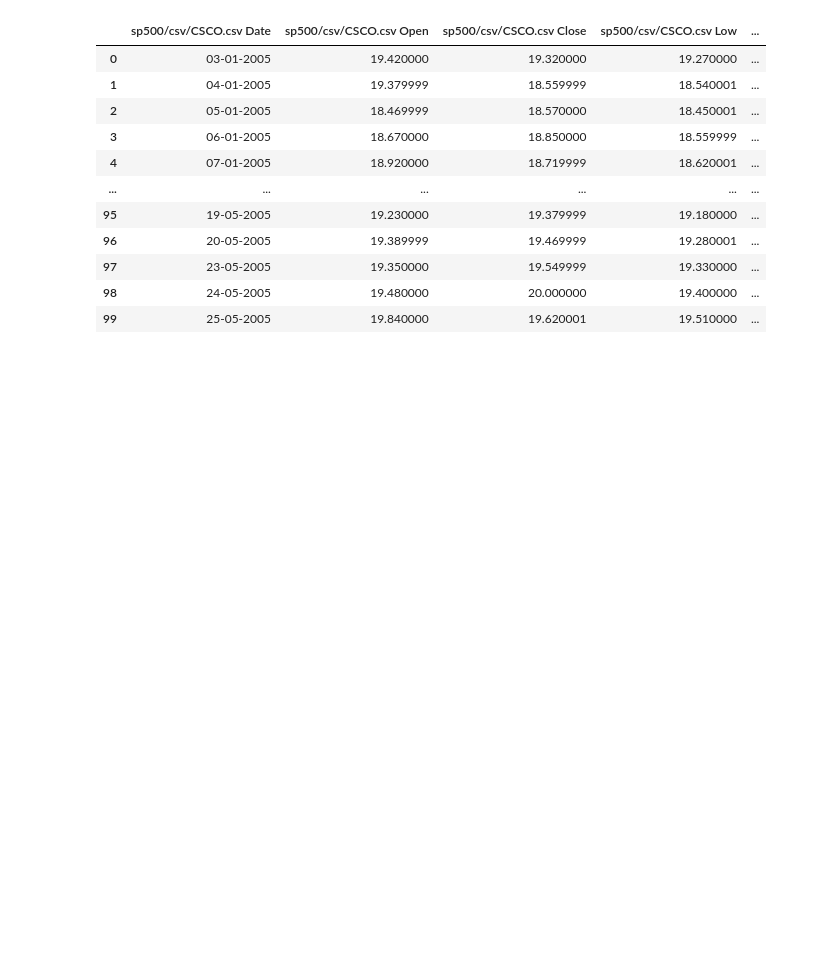
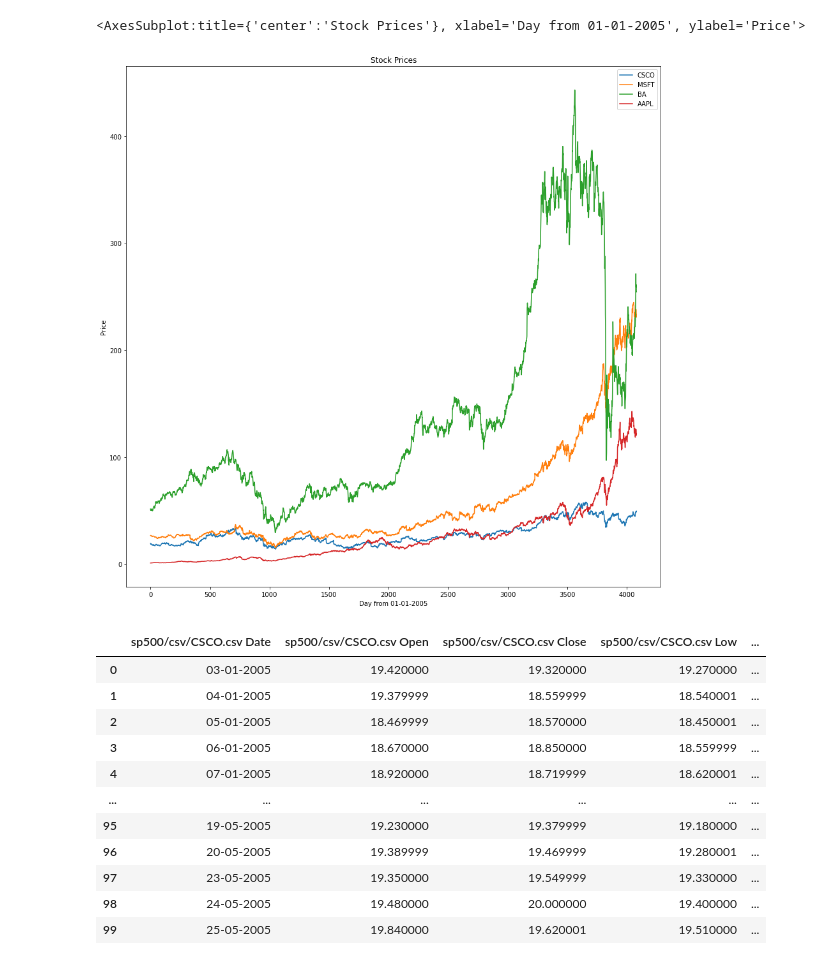
Before and after one commit to mchen81/Stock-Prices-Predictor, a Jupyter notebook: data_preprocess.ipynb, the cells around one changed output. Drawn from its saved outputs; the diff is of its cells as text; code cells hidden in the pictures; blank space fills up the shorter version.

```diff
--- a/data_preprocess.ipynb
+++ b/data_preprocess.ipynb
@@ -83,3 +58,8 @@ df_empty
+# %%
+df_empty[['CSCO','MSFT', 'BA', 'AAPL']].plot(xlabel="Day from 01-01-2005", ylabel='Price',title="Stock Prices", figsize=(15,15))
+# %% [output]
+<AxesSubplot:title={'center':'Stock Prices'}, xlabel='Day from 01-01-2005', ylabel='Price'>
+[figure, added]
 # %%
 pd.DataFrame(df_empty.iloc[0:100])
 # %% [output]
```
Also changed, not shown: parts of 2 cells of this notebook.
